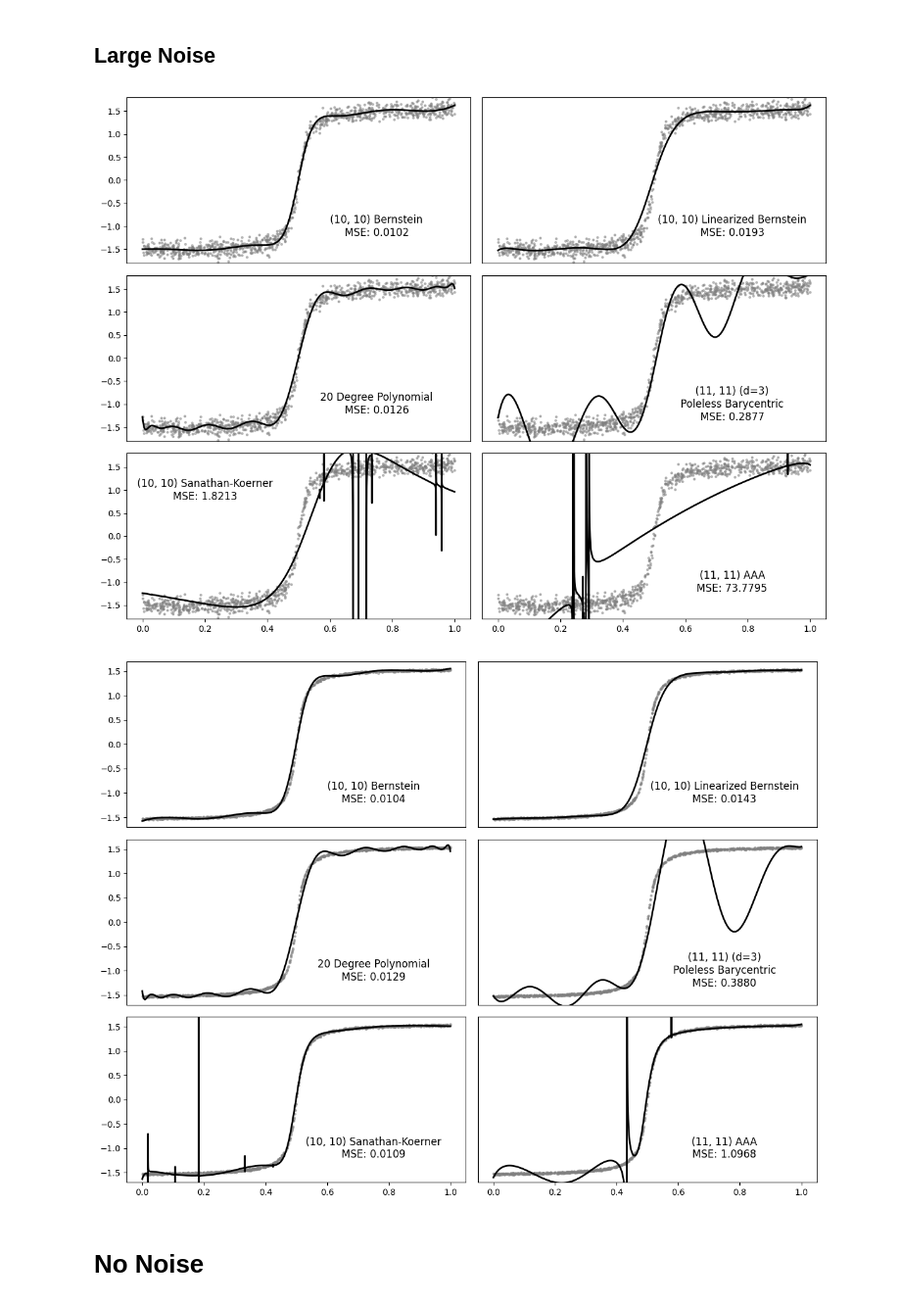
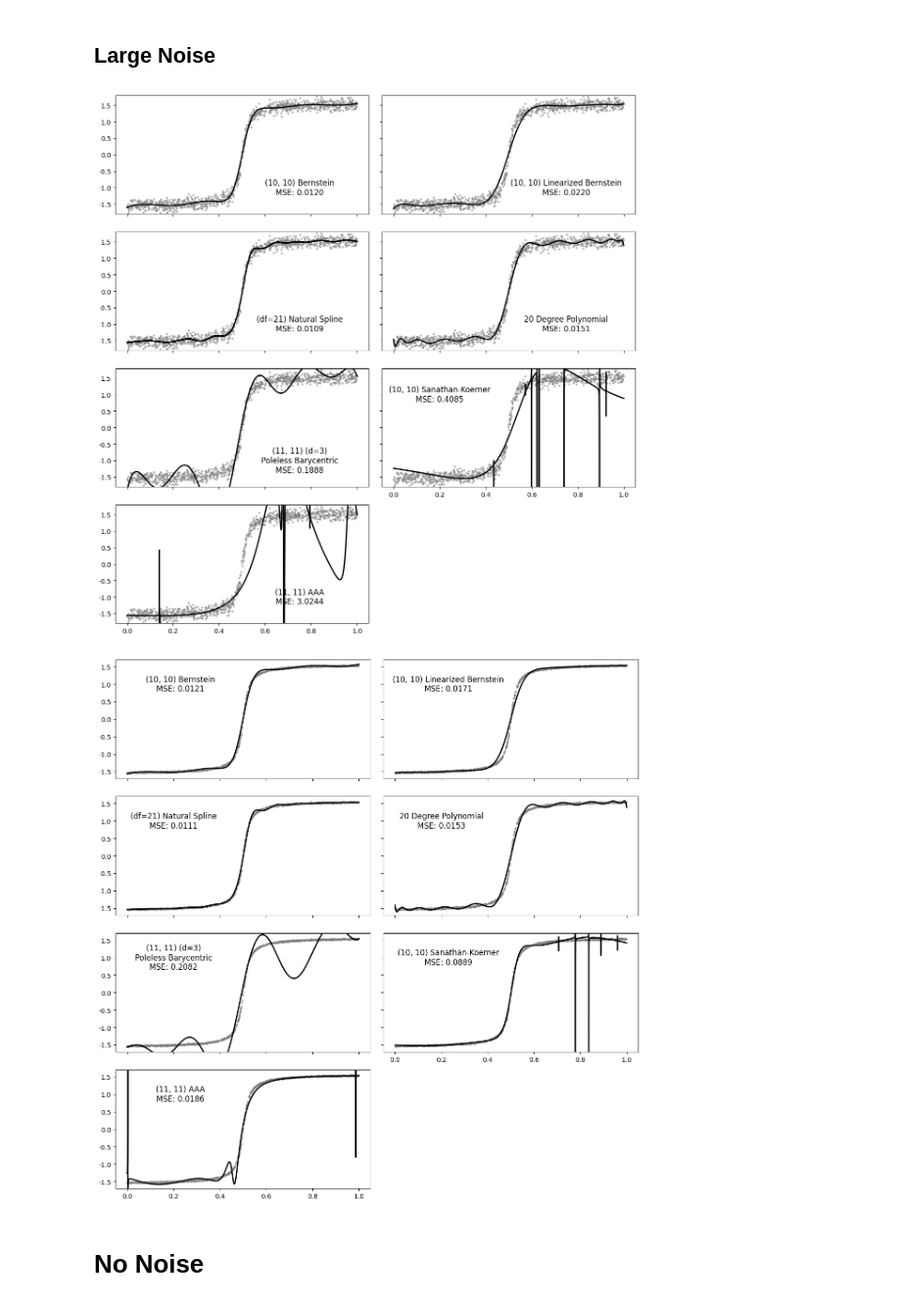
Before and after one commit to infamoussoap/RationalFunctionApproximation, a Jupyter notebook: Plots/Approximator Plots.ipynb, the cells around one changed output. Shown: that part at 98% size. Drawn from its saved outputs; the diff is of its cells as text; code cells hidden in the pictures.

```diff
--- a/Plots/Approximator Plots.ipynb
+++ b/Plots/Approximator Plots.ipynb
@@ -11,3 +16,5 @@ import Approximators.LinearizedBernstein.CauchySimplex as LinearizedBernstein
+# %%
+x = np.random.rand(100)
 # %%
 # import Approximators
 # Approximators.ignore_warnings()
@@ -15,8 +22,9 @@ import Approximators.LinearizedBernstein.CauchySimplex as LinearizedBernstein
 n = 10
 m = n
 
-approximators = {'Bernstein': Bernstein(n, m, max_iter=1000, gamma=0.5),
+approximators = {'Bernstein': Bernstein(n, m, max_iter=1000, gamma=0.9, stopping_tol=0),
                  'Linearized Bernstein': LinearizedBernstein(n, m, max_iter=1000, gamma=0.5),
+                 'Natural Spline': NaturalCubic(2 * n),
                  'Polynomial': Bernstein(2 * n, 0),
                  'Poleless Barycentric': PolelessBarycentric(n + 1, m + 1),
                  'Sanathan-Koerner': SKApproximator(n, m),
@@ -41,41 +51,48 @@ y_small_noise = f(x) + np.random.normal(0, 0.01, size=N)
 # %%
-plt.figure(figsize=(12, 9))
+fig = plt.figure(figsize=(12, 12))
 
-x_vals = np.linspace(0, 1, 10_001)
+x_vals = np.linspace(0, 1, 20_001)
 
 i = 0
 for name, approximator in approximators.items():
-    plt.subplot(3, 2, i + 1)
+    plt.subplot(4, 2, i + 1)
     plt.scatter(x, y_large_noise, alpha=0.5, s=5, color='grey')
 
     approximator.fit(x, y_large_noise)
     mse = np.mean((approximator(x) - y_large_noise) ** 2)
 
     plt.plot(x_vals, approximator(x_vals), linewidth=2, color='black')
 
     plt.ylim(-1.8, 1.8)
     if name == 'Polynomial':
         plt.text(0.75, -1, f"{approximator.n} Degree Polynomial\nMSE: {mse:.4f}",
              fontsize=12, horizontalalignment='center', verticalalignment='center')
     elif name == 'Sanathan-Koerner':
         plt.text(0.2, 1, f"{approximator.n, approximator.m} {name}\nMSE: {mse:.4f}",
              fontsize=12, horizontalalignment='center', verticalalignment='center')
     elif name == 'Poleless Barycentric':
         plt.text(0.75, -1, f"{approximator.n, approximator.m} (d={approximator.d})\n{name}\nMSE: {mse:.4f}",
              fontsize=12, horizontalalignment='center', verticalalignment='center')
+    elif name == 'Natural Spline':
+        plt.text(0.75, -1, f"(df={approximator.df + 1}) {name}\nMSE: {mse:.4f}",
+             fontsize=12, horizontalalignment='center', verticalalignment='center')
     else:
         plt.text(0.75, -1, f"{approximator.n, approximator.m} {name}\nMSE: {mse:.4f}",
              fontsize=12, horizontalalignment='center', verticalalignment='center')
 
-    if i < 4:
-        plt.xticks([], [])
+    if i < 5:
+        plt.xticks(np.linspace(0, 1, 6), [None] * 6)
+    else:
+        plt.xticks(np.linspace(0, 1, 6), [round(x, 1) for x in np.linspace(0, 1, 6)])
 
     if (i + 1) % 2 == 0:
-        plt.yticks([], [])
+        plt.yticks(np.linspace(-1.5, 1.5, 7), [None] * 7)
+    else:
+        plt.yticks(np.linspace(-1.5, 1.5, 7), [round(x, 1) for x in np.linspace(-1.5, 1.5, 7)])
 
     i += 1
 
 plt.tight_layout()
 plt.savefig(f"{working_folder}/large_noisy_data_fits.png", dpi=150)
 # %% [output]
-[figure, old version]
+[figure, new version]
@@ -82,11 +107,11 @@ plt.savefig(f"{working_folder}/large_noisy_data_fits.png", dpi=150)
 # %%
-plt.figure(figsize=(12, 9))
+plt.figure(figsize=(12, 12))
 
-x_vals = np.linspace(0, 1, 10_001)
+x_vals = np.linspace(0, 1, 20_001)
 
 i = 0
 for name, approximator in approximators.items():
-    plt.subplot(3, 2, i + 1)
+    plt.subplot(4, 2, i + 1)
     plt.scatter(x, y_small_noise, alpha=0.5, s=5, color='grey')
 
     approximator.fit(x, y_small_noise)
@@ -96,26 +121,33 @@ for name, approximator in approximators.items():
 
     plt.ylim(-1.7, 1.7)
     if name == 'Polynomial':
-        plt.text(0.75, -1, f"{approximator.n} Degree Polynomial\nMSE: {mse:.4f}",
+        plt.text(0.2, 1, f"{approximator.n} Degree Polynomial\nMSE: {mse:.4f}",
              fontsize=12, horizontalalignment='center', verticalalignment='center')
     elif name == 'Poleless Barycentric':
-        plt.text(0.75, -1, f"{approximator.n, approximator.m} (d={approximator.d})\n{name}\nMSE: {mse:.4f}",
+        plt.text(0.2, 1, f"{approximator.n, approximator.m} (d={approximator.d})\n{name}\nMSE: {mse:.4f}",
+             fontsize=12, horizontalalignment='center', verticalalignment='center')
+    elif name == 'Natural Spline':
+        plt.text(0.2, 1, f"(df={approximator.df + 1}) {name}\nMSE: {mse:.4f}",
              fontsize=12, horizontalalignment='center', verticalalignment='center')
     else:
-        plt.text(0.75, -1, f"{approximator.n, approximator.m} {name}\nMSE: {mse:.4f}",
+        plt.text(0.23, 1, f"{approximator.n, approximator.m} {name}\nMSE: {mse:.4f}",
              fontsize=12, horizontalalignment='center', verticalalignment='center')
 
-    if i < 4:
-        plt.xticks([], [])
+    if i < 5:
+        plt.xticks(np.linspace(0, 1, 6), [None] * 6)
+    else:
+        plt.xticks(np.linspace(0, 1, 6), [round(x, 1) for x in np.linspace(0, 1, 6)])
 
     if (i + 1) % 2 == 0:
-        plt.yticks([], [])
+        plt.yticks(np.linspace(-1.5, 1.5, 7), [None] * 7)
+    else:
+        plt.yticks(np.linspace(-1.5, 1.5, 7), [round(x, 1) for x in np.linspace(-1.5, 1.5, 7)])
 
     i += 1
 
 plt.tight_layout()
 plt.savefig(f"{working_folder}/small_noisy_data_fits.png", dpi=150)
 # %% [output]
-[figure, old version]
+[figure, new version]
 # %% [markdown]
 # No Noise
```
Also changed, not shown: parts of 12 cells of this notebook, 13 other files.
